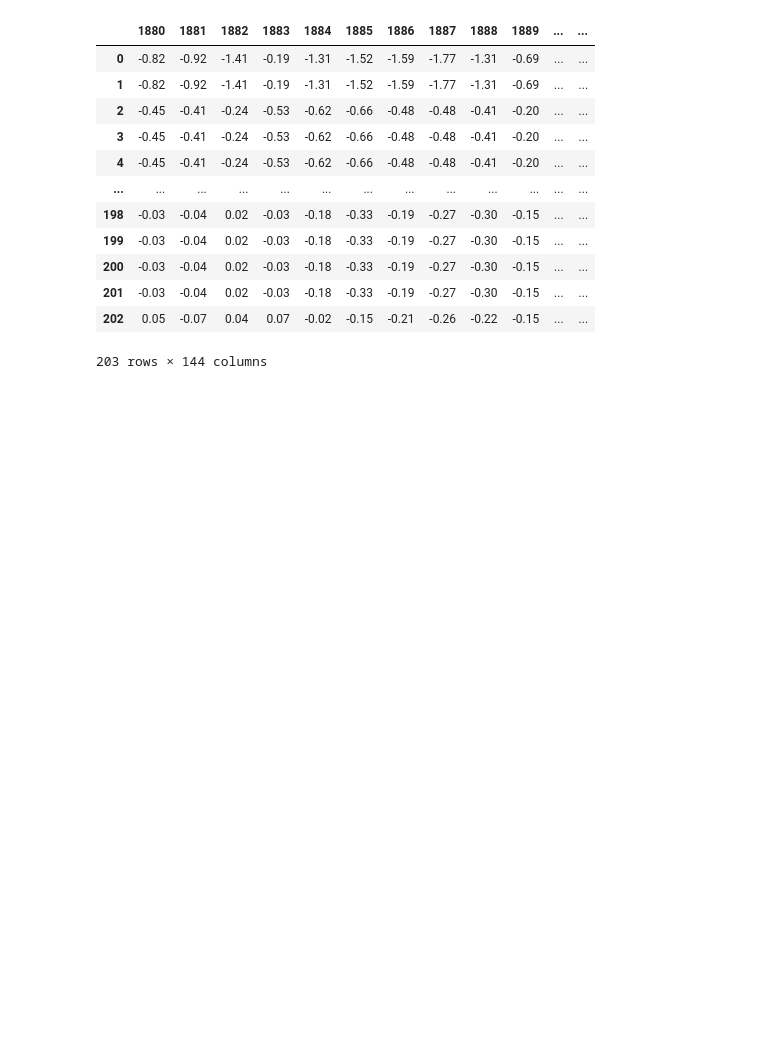
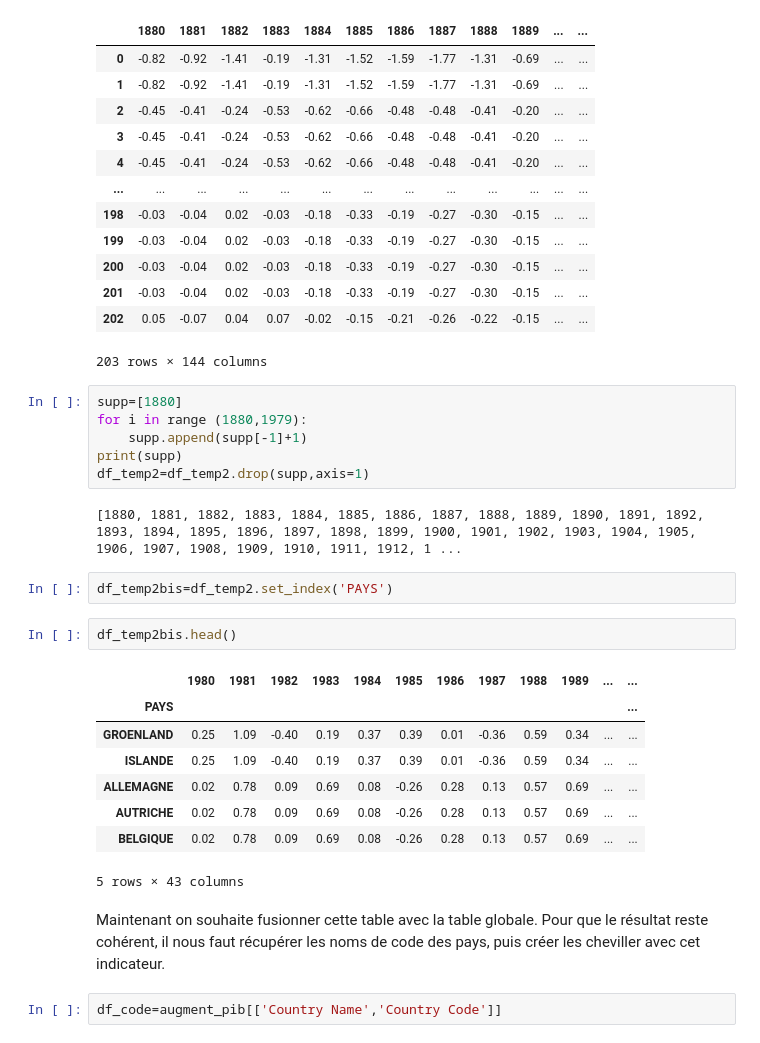
Before and after one commit to Adrien-Mcode/Python-data-science-Lecalve-Majka, a Jupyter notebook: Stat_des.ipynb, the cells around one changed output. Drawn from its saved outputs; the diff is of its cells as text; blank space fills up the shorter version.

```diff
--- a/Stat_des.ipynb
+++ b/Stat_des.ipynb
@@ -560,3 +569,29 @@ df_temp2 #La table comporte les données de moyennes de températures pour chaqu
 | 201 | -0.03 | -0.04 | 0.02 | -0.03 | -0.18 | -0.33 | -0.19 | -0.27 | -0.30 | -0.15 | ... | ... |
 | 202 | 0.05 | -0.07 | 0.04 | 0.07 | -0.02 | -0.15 | -0.21 | -0.26 | -0.22 | -0.15 | ... | ... |
 203 rows × 144 columns
+# %%
+supp=[1880]
+for i in range (1880,1979):
+    supp.append(supp[-1]+1)
+print(supp)
+df_temp2=df_temp2.drop(supp,axis=1)
+# %% [output]
+[1880, 1881, 1882, 1883, 1884, 1885, 1886, 1887, 1888, 1889, 1890, 1891, 1892, 1893, 1894, 1895, 1896, 1897, 1898, 1899, 1900, 1901, 1902, 1903, 1904, 1905, 1906, 1907, 1908, 1909, 1910, 1911, 1912, 1 ...
+# %%
+df_temp2bis=df_temp2.set_index('PAYS')
+# %%
+df_temp2bis.head()
+# %% [output]
+|  | 1980 | 1981 | 1982 | 1983 | 1984 | 1985 | 1986 | 1987 | 1988 | 1989 | ... | ... |
+| PAYS |  |  |  |  |  |  |  |  |  |  |  | ... |
+| GROENLAND | 0.25 | 1.09 | -0.40 | 0.19 | 0.37 | 0.39 | 0.01 | -0.36 | 0.59 | 0.34 | ... | ... |
+| ISLANDE | 0.25 | 1.09 | -0.40 | 0.19 | 0.37 | 0.39 | 0.01 | -0.36 | 0.59 | 0.34 | ... | ... |
+| ALLEMAGNE | 0.02 | 0.78 | 0.09 | 0.69 | 0.08 | -0.26 | 0.28 | 0.13 | 0.57 | 0.69 | ... | ... |
+| AUTRICHE | 0.02 | 0.78 | 0.09 | 0.69 | 0.08 | -0.26 | 0.28 | 0.13 | 0.57 | 0.69 | ... | ... |
+| BELGIQUE | 0.02 | 0.78 | 0.09 | 0.69 | 0.08 | -0.26 | 0.28 | 0.13 | 0.57 | 0.69 | ... | ... |
+5 rows × 43 columns
+# %% [markdown]
+Maintenant on souhaite fusionner cette table avec la table globale.
+Pour que le résultat reste cohérent, il nous faut récupérer les noms de code des pays, puis créer les cheviller avec cet indicateur.
+# %%
+df_code=augment_pib[['Country Name','Country Code']]
```
Also changed, not shown: parts of 2 cells of this notebook.
